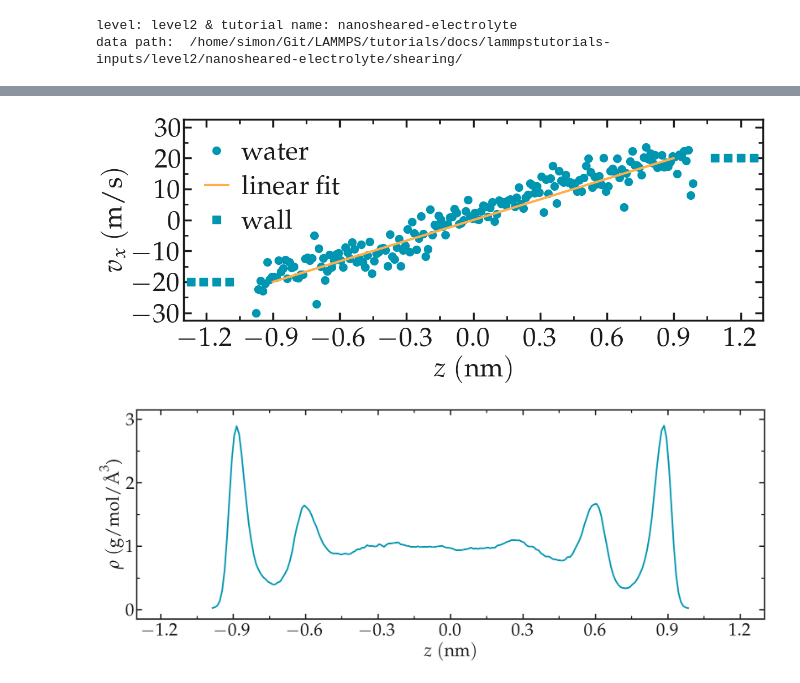
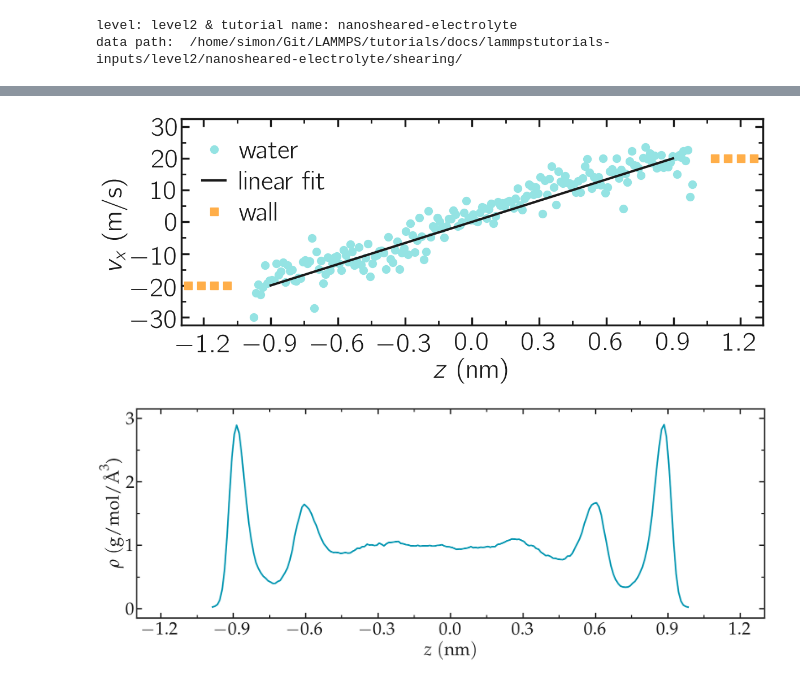
Before and after one commit to lammpstutorials/lammpstutorials.github.io, a Jupyter notebook: docs/sphinx/source/tutorials/figures/level2/nanosheared-electrolyte/shearing-pyplot.ipynb, the cells around one changed output, grey strips where cells are left out. Drawn from its saved outputs; the diff is of its cells as text; code cells hidden in the pictures.

```diff
--- a/docs/sphinx/source/tutorials/figures/level2/nanosheared-electrolyte/shearing-pyplot.ipynb
+++ b/docs/sphinx/source/tutorials/figures/level2/nanosheared-electrolyte/shearing-pyplot.ipynb
@@ -62,30 +62,30 @@ for mode, mygray in zip(['light', 'dark'], [colors["mylightgray"], colors["mydar
 # %%
 filename = "velocity-article"
 mode = 'light'
 mygray = colors["mylightgray"]
-fig = prepare_figure(mode, transparency = False, desired_figsize=(12,5))
+fig = prepare_figure(mode, transparency = False, desired_figsize=(12,5), serif=False)
 ax, n, l_tot, c_tot = [], 0, 1, 1
 n += 1
 ax.append(plt.subplot(l_tot, c_tot, n))
 ax[-1].plot(z[density_water>0.02], velocity_water[density_water>0.02],
-            'o', color=colors["myblue"], markersize=10, label=r'$\mathrm{water}$')
-ax[-1].plot(zs*1e9, vs, '-', color=colors["myorange"],
+            'o', color=colors["unisoncyan"], markersize=10, label=r'$\mathrm{water}$')
+ax[-1].plot(zs*1e9, vs, '-', color=colors["mylightgray"],
             linewidth=3, label=r'$\mathrm{linear ~ fit}$')
 #ax[-1].plot(z[density_ions>0.02], velocity_ions[density_ions>0.02], 's', color=colors["myorange"], markersize=10, label=r'ions')
 v_wall = np.mean(velocity_solid[(density_solid>0) & (z<0)])
 z0 = np.linspace(np.min(z[(density_solid>0) & (z<0)]), np.max(z[(density_solid>0) & (z<0)]), 10)
-ax[-1].plot(z0, z0*0+ v_wall, 's', color=colors["myblue"], markersize=10, label=r'$\mathrm{wall}$')
+ax[-1].plot(z0, z0*0+ v_wall, 's', color=colors["myorange"], markersize=10, label=r'$\mathrm{wall}$')
 v_wall = np.mean(velocity_solid[(density_solid>0) & (z>0)])
 z0 = np.linspace(np.min(z[(density_solid>0) & (z>0)]), np.max(z[(density_solid>0) & (z>0)]), 10)
-ax[-1].plot(z0, z0*0+ v_wall, 's', color=colors["myblue"], markersize=10)
+ax[-1].plot(z0, z0*0+ v_wall, 's', color=colors["myorange"], markersize=10)
 complete_panel(ax[-1], r'$z ~ \mathrm{(nm)}$', r'$v_x ~ \mathrm{(m/s)}$',
             legend=True, axis_color=mygray, xpad=8)
 set_boundaries(plt, x_ticks=np.arange(-1.2, 1.3, 0.3), x_boundaries=(-1.3, 1.3),
                 y_ticks=np.arange(-30, 40, 10), y_boundaries=(-32.5, 32.5))
 #add_subplotlabels(fig, ax, ["a", "b"], color=mygray)
 save_figure(plt, fig, mode, git_path, path_figures, filename)
 # %% [output]
-[figure, old version]
+[figure, new version]
 # %%
 _, z, _, density_water, velocity_water = np.loadtxt(data_path + "water.profile_0.1A.dat", skiprows=4).T
 _, z, _, density_solid, velocity_solid = np.loadtxt(data_path + "wall.profile_0.1A.dat", skiprows=4).T
```
Also changed, not shown: parts of 1 cell of this notebook, 12 other files.
